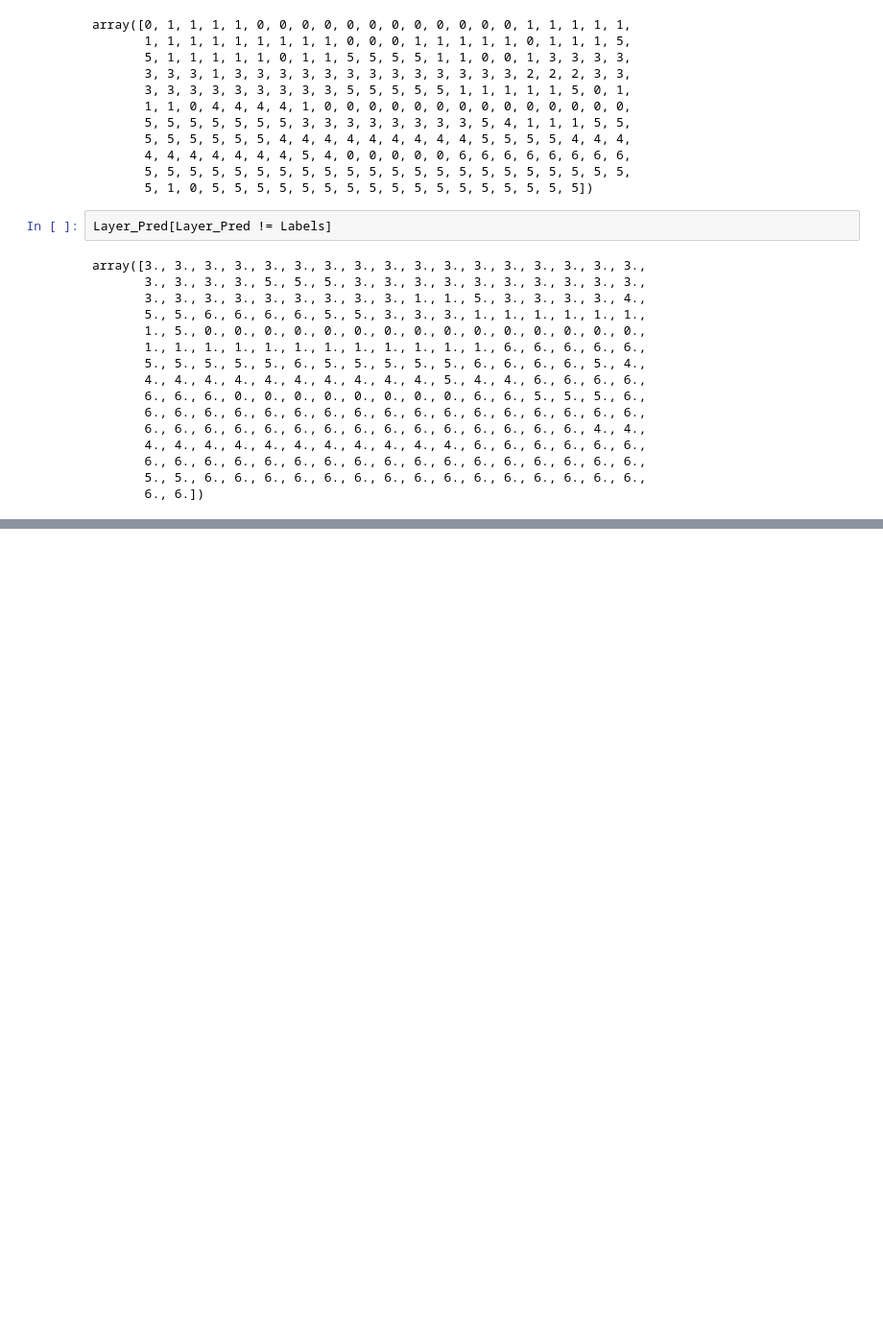
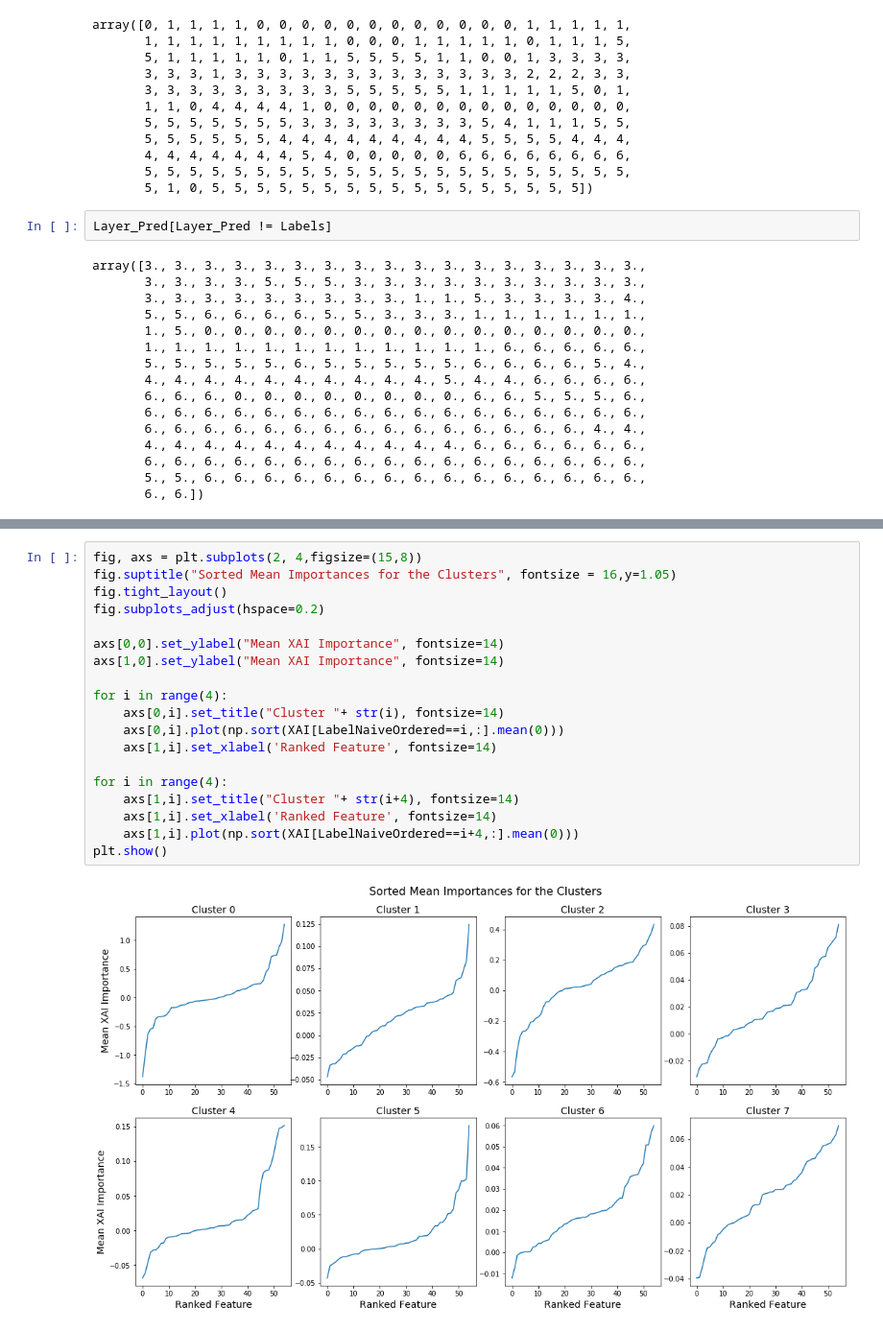
Before and after one commit to TobiasW1891/Finance, a Jupyter notebook: Hierarchichal Clustering Sector Data.ipynb, the cells around one changed output, grey strips where cells are left out. Shown at 96% size. Cells and saved outputs as stored; diff of their text form; blank space fills up the shorter version.

```diff
--- a/Hierarchichal Clustering Sector Data.ipynb
+++ b/Hierarchichal Clustering Sector Data.ipynb
@@ -834,0 +799,21 @@ At least for most clusters, one can clearly see an elbow-curve-behaviour at the
+# %%
+fig, axs = plt.subplots(2, 4,figsize=(15,8))
+fig.suptitle("Sorted Mean Importances for the Clusters", fontsize = 16,y=1.05)
+fig.tight_layout()
+fig.subplots_adjust(hspace=0.2)
+
+axs[0,0].set_ylabel("Mean XAI Importance", fontsize=14)
+axs[1,0].set_ylabel("Mean XAI Importance", fontsize=14)
+
+for i in range(4):
+    axs[0,i].set_title("Cluster "+ str(i), fontsize=14)
+    axs[0,i].plot(np.sort(XAI[LabelNaiveOrdered==i,:].mean(0)))
+    axs[1,i].set_xlabel('Ranked Feature', fontsize=14)
+
+for i in range(4):
+    axs[1,i].set_title("Cluster "+ str(i+4), fontsize=14)
+    axs[1,i].set_xlabel('Ranked Feature', fontsize=14)
+    axs[1,i].plot(np.sort(XAI[LabelNaiveOrdered==i+4,:].mean(0)))
+plt.show()
+# %% [output]
+[figure, added]
```
Also changed, not shown: parts of 67 cells of this notebook.
